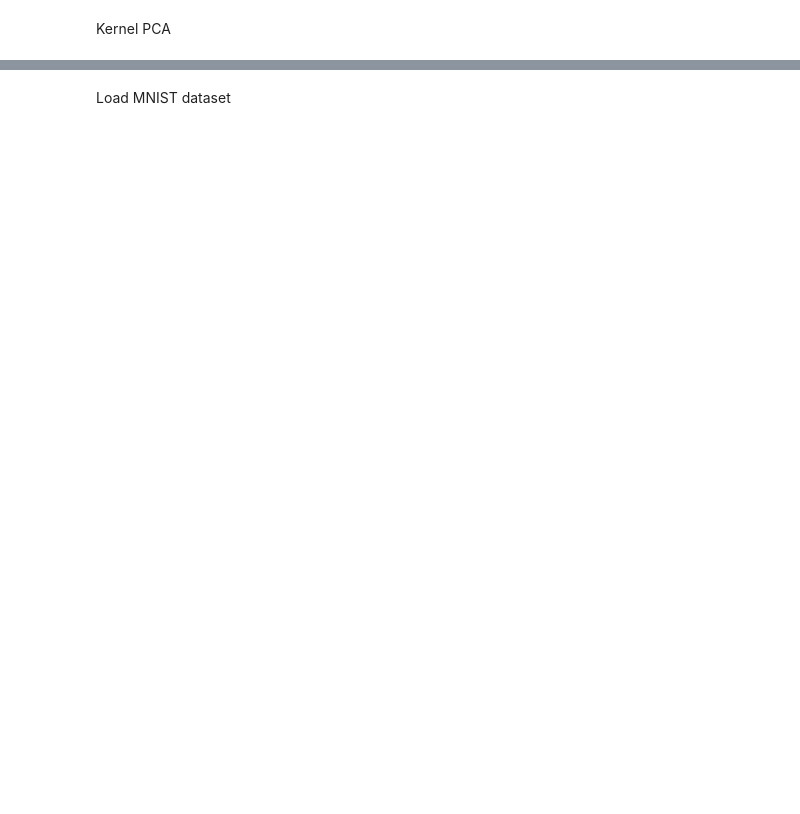
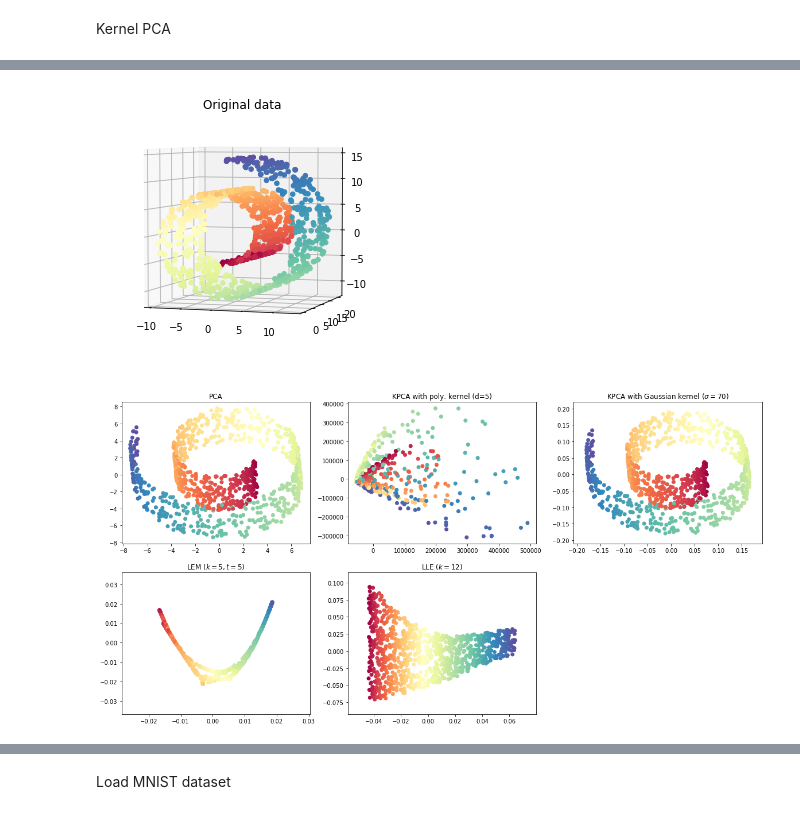
Before and after one commit to afiliot/Non-Linear-Dimensionality-Reduction, a Jupyter notebook: notebook.ipynb, the cells around one changed output, grey strips where cells are left out. Saved outputs shown, nothing was run; the diff lists cells and outputs as text; code cells hidden in the pictures; blank space fills up the shorter version.

```diff
--- a/notebook.ipynb
+++ b/notebook.ipynb
@@ -198,0 +365,55 @@ plot_results(X, figsize=(15, 15), titles=titles, grid=(3, 3))
+# %%
+n_points = 1000
+data, color = datasets.samples_generator.make_swiss_roll(n_points, noise=0)
+n_neighbors = 20
+n_components = 2
+fig = plt.figure(figsize=(5, 5))
+ax = fig.add_subplot(111, projection='3d')
+ax.scatter(data[:, 0], data[:, 1], data[:, 2], c=color, cmap=plt.cm.Spectral, alpha=1)
+plt.title('Original data')
+ax.view_init(4, -72)
+plt.show()
+
+plt.figure(figsize=(20, 10))
+
+method = polynomial
+kpca = kernelPCA(method, {'d': 1}, 2, verbose=False)
+train_new = kpca.fit_transform(data)
+plt.subplot(2, 3, 1)
+plot_results(train_new, title='PCA', color=color)
+
+#
+method = polynomial
+kpca = kernelPCA(method, {'d': 5}, 2, verbose=False)
+train_new = kpca.fit_transform(data)
+plt.subplot(2, 3, 2)
+plot_results(train_new, title='KPCA with poly. kernel (d=5)', color=color)
+
+#
+method = gaussian
+sigma = 70
+kpca = kernelPCA(method, {'sigma': sigma}, 2, verbose=False)
+train_new = kpca.fit_transform(data)
+plt.subplot(2, 3, 3)
+plot_results(train_new, title='KPCA with Gaussian kernel ($\sigma={:3.0f}$)'.format(sigma), color=color)
+
+#
+gamma = 5
+k = 5
+L=LEM(k=k, p=2, gamma=gamma, verbose=False)
+train_new = L.fit_transform(data, data[:, -1], reg=1e-8)
+plt.subplot(2, 3, 4)
+plot_results(train_new, title='LEM ($k={:3.0f}, t={:3.0f}$)'.format(k, gamma), color=color)
+
+#
+k = 12
+L=LLE(k=k, p=2, verbose=False)
+train_new = L.fit_transform(data, data[:, -1], reg=1e-3)
+plt.subplot(2, 3, 5)
+plot_results(train_new, title='LLE ($k={:3.0f}$)'.format(k, gamma), color=color)
+
+plt.subplots_adjust()
+plt.show()
+# %% [output]
+[figure, added]
+[figure, added]
```
Also changed, not shown: parts of 23 cells of this notebook.
